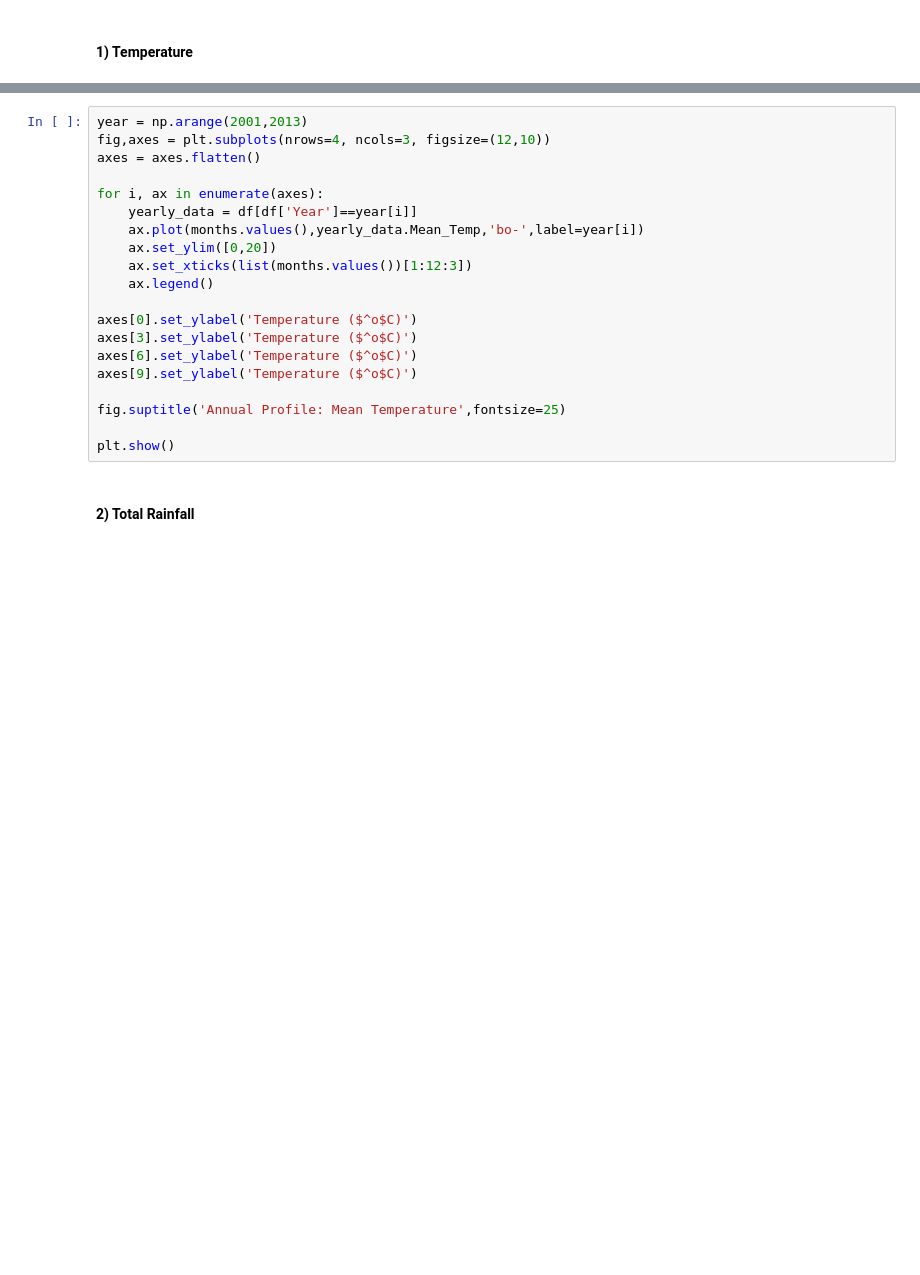
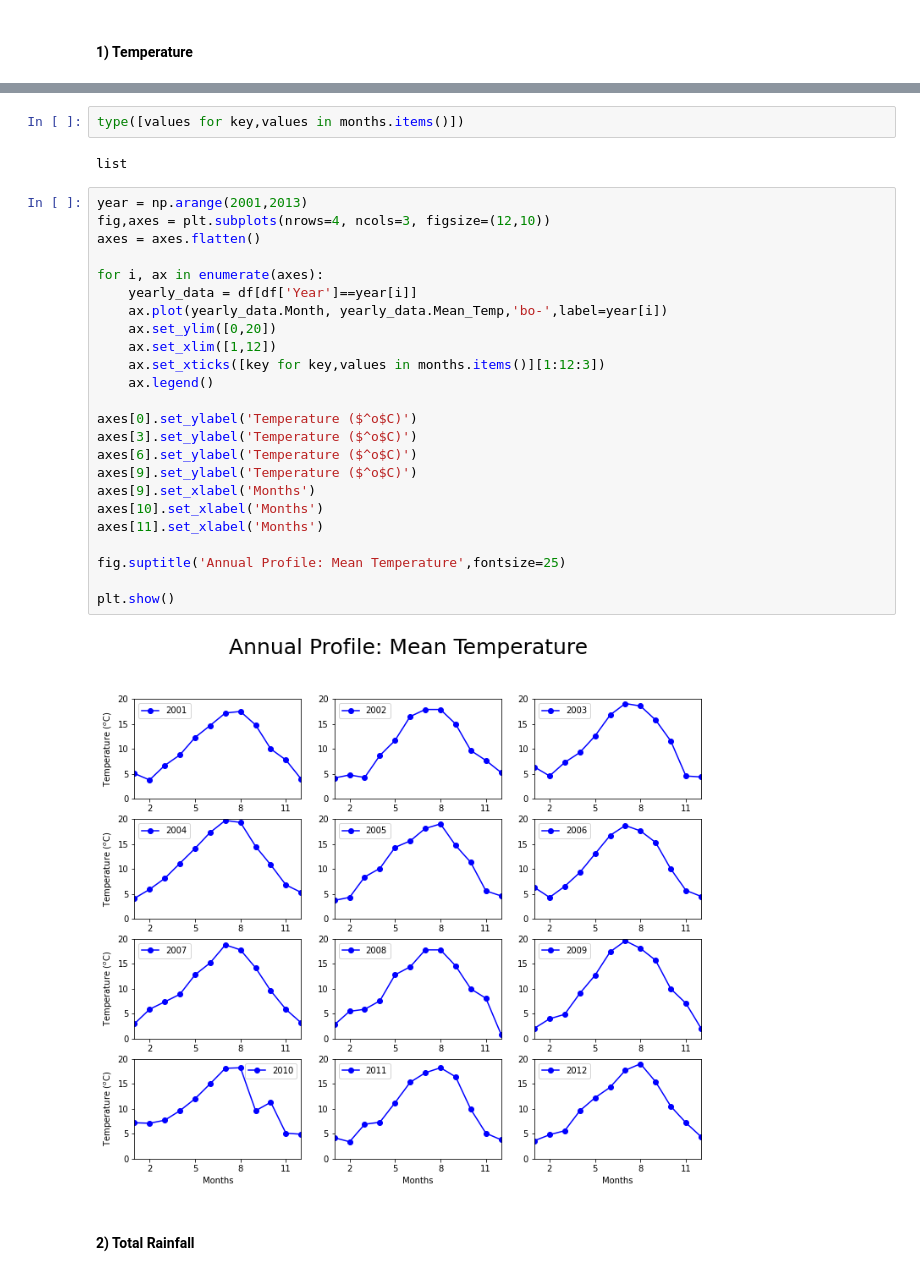
Before and after one commit to mbexhrs3/UCW-Project, a Jupyter notebook: RRU-2021_UCW_project_Sept_2021.ipynb, the cells around one changed output, grey strips where cells are left out. Saved outputs shown, nothing was run; the diff lists cells and outputs as text; blank space fills up the shorter version.

```diff
--- a/RRU-2021_UCW_project_Sept_2021.ipynb
+++ b/RRU-2021_UCW_project_Sept_2021.ipynb
@@ -184,23 +347,33 @@ plt.show()
+# %%
+type([values for key,values in months.items()])
+# %% [output]
+list
 # %%
 year = np.arange(2001,2013)
 fig,axes = plt.subplots(nrows=4, ncols=3, figsize=(12,10))
 axes = axes.flatten()
 
 for i, ax in enumerate(axes):
     yearly_data = df[df['Year']==year[i]]
-    ax.plot(months.values(),yearly_data.Mean_Temp,'bo-',label=year[i])
+    ax.plot(yearly_data.Month, yearly_data.Mean_Temp,'bo-',label=year[i])
     ax.set_ylim([0,20])
-    ax.set_xticks(list(months.values())[1:12:3])
+    ax.set_xlim([1,12])
+    ax.set_xticks([key for key,values in months.items()][1:12:3])
     ax.legend()
 
 axes[0].set_ylabel('Temperature ($^o$C)')
 axes[3].set_ylabel('Temperature ($^o$C)')
 axes[6].set_ylabel('Temperature ($^o$C)')
 axes[9].set_ylabel('Temperature ($^o$C)')
+axes[9].set_xlabel('Months')
+axes[10].set_xlabel('Months')
+axes[11].set_xlabel('Months')
 
 fig.suptitle('Annual Profile: Mean Temperature',fontsize=25)
 
 plt.show()
+# %% [output]
+[figure, added]
 # %% [markdown]
 #### **2) Total Rainfall**
 # %%
```
Also changed, not shown: parts of 47 cells of this notebook.
